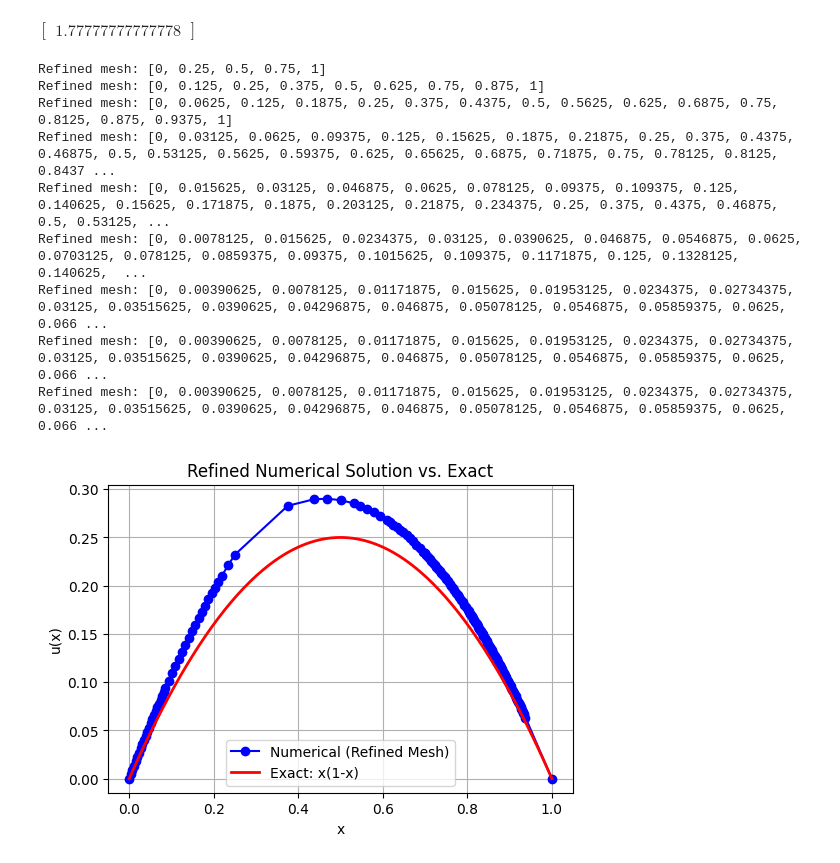
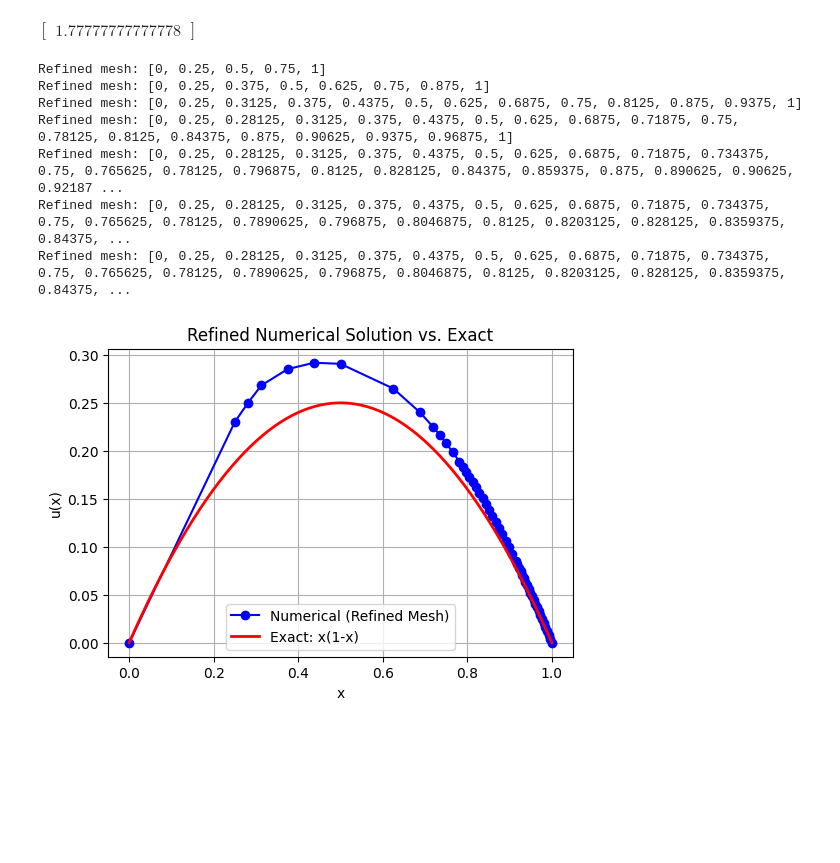
Before and after one commit to weiyuanoh/FYP, a Jupyter notebook: Problem 4.ipynb, the cells around one changed output. Drawn from its saved outputs; the diff is of its cells as text; code cells hidden in the pictures; blank space fills up the shorter version.

```diff
--- a/Problem 4.ipynb
+++ b/Problem 4.ipynb
@@ -36,8 +36,8 @@ $\displaystyle \left( y \mapsto 1 \right)$
 # %% [markdown]
 ## Computing Anm using GL Quadrature --> finding A
 # %%
-n = [0]
-m = [0]
+n = [0,1]
+m = [0,1]
 
 def Anm(n, m):
     y = sp.symbols('y')
@@ -449,7 +476,7 @@ approx = approx_new(c = C( matrixS= S_in_jm(matrixS1_Amn= A_S1(matrixA=A_matrix(
                                  F = build_force_vector2(num_nodes=len(initial_mesh), xlist = initial_mesh, f = f))
 
 def energy_norm(approximation):
-    actual = 0.8146667469752307
+    actual = 47/81
     energy_norm = actual - approximation
     return energy_norm
 
@@ -516,14 +543,22 @@ def epsilon_k_sq():
 
 
 def r(x_num, mesh, uh):
-    """
-    Residual r(x) = f(x) + u_h'(x)*a'(x), but with a'(x)=cos(x) if a(x)=2+sin(x).
-    => r(x) = f(x) + slope*cos(x_num).
-    """
-    slope = piecewise_linear_derivative(x_num, mesh, uh)
-    return f(x_num) + slope*math.cos(x_num)
+    # 'uh' and 'mesh' not strictly needed to compute a'(x), since a'(x)=0 except at 0.5.
+    # The interior PDE says r(x) = f(x) + slope*a'(x). But a'(x)=0 almost everywhere,
+    # so r(x) is just f(x).
+    if 0 <= x_num < 1/3:
+        return 2.0
+    elif 1/3 <= x_num <= 1:
+        return 4.0
 
 
+# def r(x_num, mesh, uh):
+#     """
+#     Residual r(x) = f(x) + u_h'(x)*a'(x), but with a'(x)=cos(x) if a(x)=2+sin(x).
+#     => r(x) = f(x) + slope*cos(x_num).
+#     """
+#     slope = piecewise_linear_derivative(x_num, mesh, uh)
+#     return f(x_num) + slope*math.cos(x_num)
 # def element_residual_l2(x_left_element_i, x_right_element_i, mesh, uh):
 #     """
 #     Carry out Gauss-Legendre Quadrature of [r(x)]^2 on the element
@@ -663,7 +732,7 @@ def sum_of_error(i, mesh, nodal):
     x_right_element_i = mesh[i+1]
     h = x_right_element_i - x_left_element_i
     residual_sq = element_residual_l2(x_left_element_i, x_right_element_i, nodal, i)
-    boundary_sq = j(mesh, nodal, i=i+1)**2
+    boundary_sq = j2(mesh, nodal, i=i) **2
     return h ** 2 * residual_sq + h * boundary_sq
 
 
@@ -861,7 +962,7 @@ import matplotlib.pyplot as plt
 # Suppose your refinement_loop(epsilon) returns:
 #   mesh, c_sol, enorm
 # and you run:
-mesh, c_sol, enorm_history = refinement_loop(epsilon=0.03)
+mesh, c_sol, enorm_history = refinement_loop(epsilon=0.1)
 
 # Then you have a function that returns the full nodal array from c_sol
 nodal = assemble_nodal_values(c_sol)  # length = len(mesh)
@@ -880,42 +981,40 @@ u_exact = exact_solution(x_fine)
 
 plt.figure(figsize=(6,4))
 
 # 1) Plot the piecewise-linear solution
 plt.plot(
     x_nodal,
     u_nodal,
     marker='o',
     linestyle='-',
     color='blue',
     label='Numerical (Refined Mesh)'
 )
 
 # 2) Plot the exact solution as a smooth curve
 plt.plot(
     x_fine,
     u_exact,
     color='red',
     linewidth=2,
     label='Exact: x(1-x)'
 )
 
 plt.xlabel('x')
 plt.ylabel('u(x)')
 plt.title('Refined Numerical Solution vs. Exact')
 plt.grid(True)
 plt.legend()
 plt.show()
 # %% [output]
 Refined mesh: [0, 0.25, 0.5, 0.75, 1]
-Refined mesh: [0, 0.125, 0.25, 0.375, 0.5, 0.625, 0.75, 0.875, 1]
-Refined mesh: [0, 0.0625, 0.125, 0.1875, 0.25, 0.375, 0.4375, 0.5, 0.5625, 0.625, 0.6875, 0.75, 0.8125, 0.875, 0.9375, 1]
-Refined mesh: [0, 0.03125, 0.0625, 0.09375, 0.125, 0.15625, 0.1875, 0.21875, 0.25, 0.375, 0.4375, 0.46875, 0.5, 0.53125, 0.5625, 0.59375, 0.625, 0.65625, 0.6875, 0.71875, 0.75, 0.78125, 0.8125, 0.8437 ...
-Refined mesh: [0, 0.015625, 0.03125, 0.046875, 0.0625, 0.078125, 0.09375, 0.109375, 0.125, 0.140625, 0.15625, 0.171875, 0.1875, 0.203125, 0.21875, 0.234375, 0.25, 0.375, 0.4375, 0.46875, 0.5, 0.53125, ...
-Refined mesh: [0, 0.0078125, 0.015625, 0.0234375, 0.03125, 0.0390625, 0.046875, 0.0546875, 0.0625, 0.0703125, 0.078125, 0.0859375, 0.09375, 0.1015625, 0.109375, 0.1171875, 0.125, 0.1328125, 0.140625,  ...
-Refined mesh: [0, 0.00390625, 0.0078125, 0.01171875, 0.015625, 0.01953125, 0.0234375, 0.02734375, 0.03125, 0.03515625, 0.0390625, 0.04296875, 0.046875, 0.05078125, 0.0546875, 0.05859375, 0.0625, 0.066 ...
-Refined mesh: [0, 0.00390625, 0.0078125, 0.01171875, 0.015625, 0.01953125, 0.0234375, 0.02734375, 0.03125, 0.03515625, 0.0390625, 0.04296875, 0.046875, 0.05078125, 0.0546875, 0.05859375, 0.0625, 0.066 ...
-Refined mesh: [0, 0.00390625, 0.0078125, 0.01171875, 0.015625, 0.01953125, 0.0234375, 0.02734375, 0.03125, 0.03515625, 0.0390625, 0.04296875, 0.046875, 0.05078125, 0.0546875, 0.05859375, 0.0625, 0.066 ...
+Refined mesh: [0, 0.25, 0.375, 0.5, 0.625, 0.75, 0.875, 1]
+Refined mesh: [0, 0.25, 0.3125, 0.375, 0.4375, 0.5, 0.625, 0.6875, 0.75, 0.8125, 0.875, 0.9375, 1]
+Refined mesh: [0, 0.25, 0.28125, 0.3125, 0.375, 0.4375, 0.5, 0.625, 0.6875, 0.71875, 0.75, 0.78125, 0.8125, 0.84375, 0.875, 0.90625, 0.9375, 0.96875, 1]
+Refined mesh: [0, 0.25, 0.28125, 0.3125, 0.375, 0.4375, 0.5, 0.625, 0.6875, 0.71875, 0.734375, 0.75, 0.765625, 0.78125, 0.796875, 0.8125, 0.828125, 0.84375, 0.859375, 0.875, 0.890625, 0.90625, 0.92187 ...
+Refined mesh: [0, 0.25, 0.28125, 0.3125, 0.375, 0.4375, 0.5, 0.625, 0.6875, 0.71875, 0.734375, 0.75, 0.765625, 0.78125, 0.7890625, 0.796875, 0.8046875, 0.8125, 0.8203125, 0.828125, 0.8359375, 0.84375, ...
+Refined mesh: [0, 0.25, 0.28125, 0.3125, 0.375, 0.4375, 0.5, 0.625, 0.6875, 0.71875, 0.734375, 0.75, 0.765625, 0.78125, 0.7890625, 0.796875, 0.8046875, 0.8125, 0.8203125, 0.828125, 0.8359375, 0.84375, ...
-[figure, old version]
+[figure, new version]
 # %%
 print(x_nodal)
 print(mesh)
```
Also changed, not shown: parts of 18 cells of this notebook, 4 other files.
